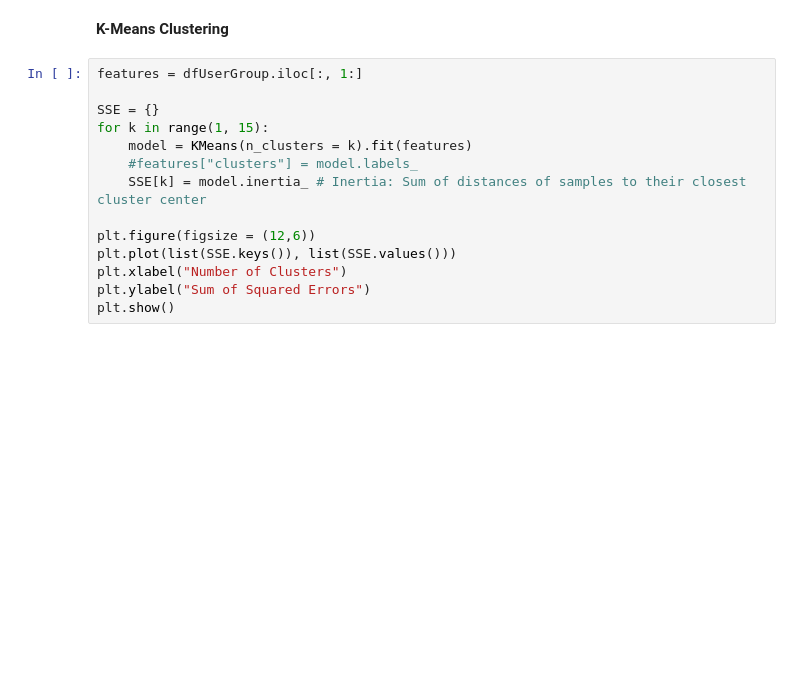
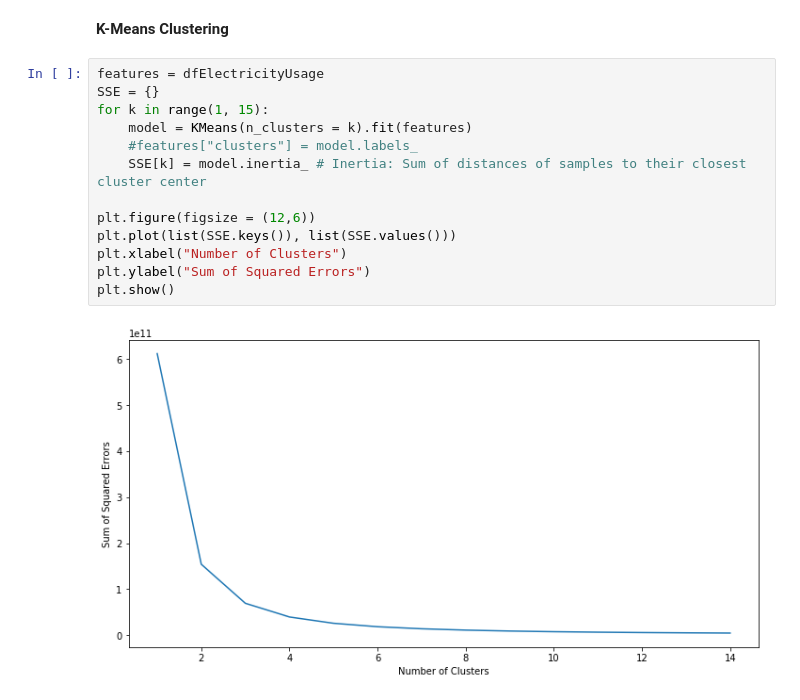
Before and after one commit to dhimanak/Nullpointers-Load_Clusters, a Jupyter notebook: Load_Clusters.ipynb, the cells around one changed output. Drawn from its saved outputs; the diff is of its cells as text; blank space fills up the shorter version.

```diff
--- a/Load_Clusters.ipynb
+++ b/Load_Clusters.ipynb
@@ -125,19 +184,20 @@ dfElectricityUsage
 # %% [markdown]
 **K-Means Clustering**
 # %%
-features = dfUserGroup.iloc[:, 1:]
-
+features = dfElectricityUsage
 SSE = {}
 for k in range(1, 15):
     model = KMeans(n_clusters = k).fit(features)
     #features["clusters"] = model.labels_
     SSE[k] = model.inertia_ # Inertia: Sum of distances of samples to their closest cluster center
 
 plt.figure(figsize = (12,6))
 plt.plot(list(SSE.keys()), list(SSE.values()))
 plt.xlabel("Number of Clusters")
 plt.ylabel("Sum of Squared Errors")
 plt.show()
+# %% [output]
+[figure, added]
 # %%
 BIC = {}
 
```
Also changed, not shown: parts of 8 cells of this notebook.
